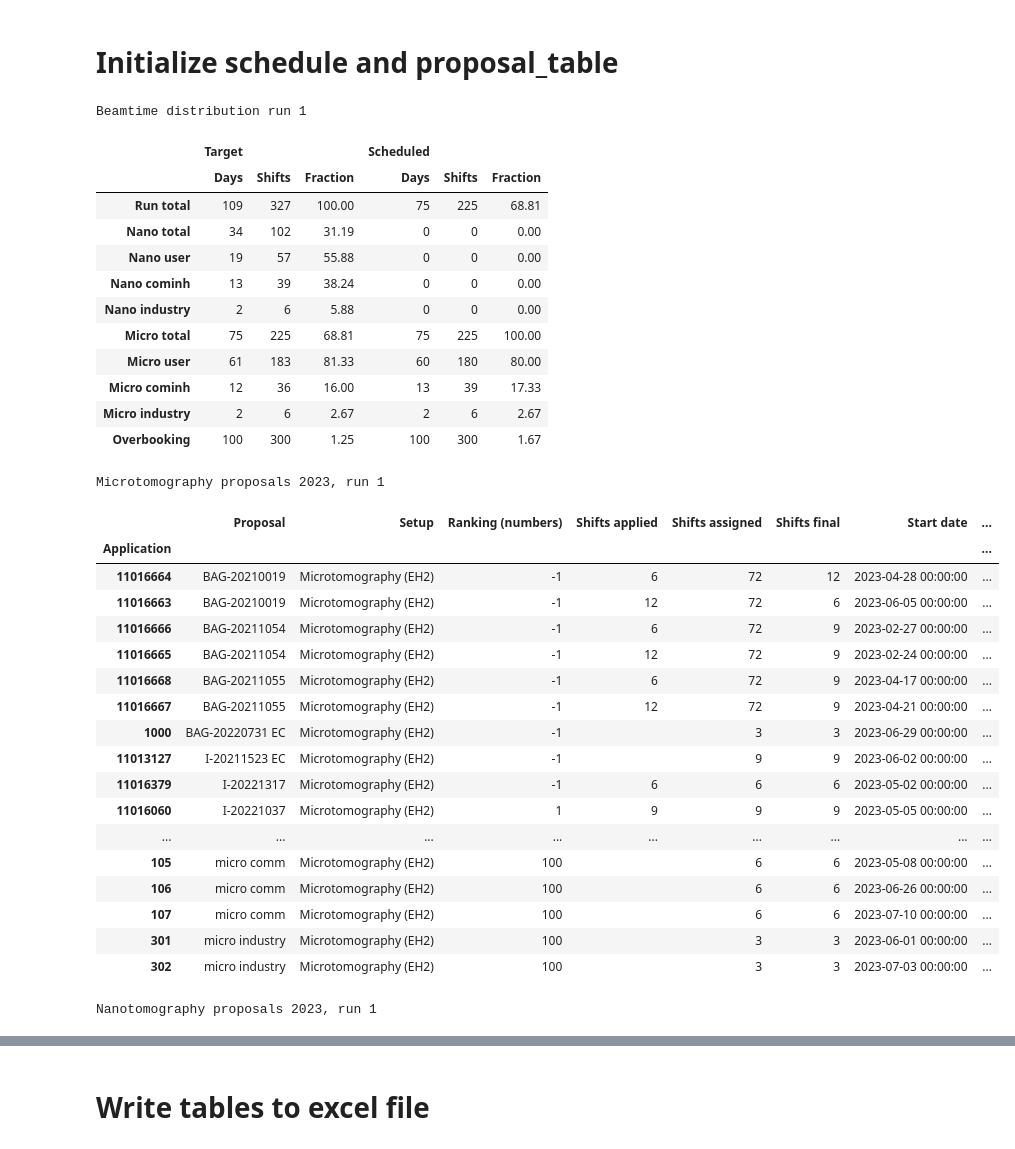
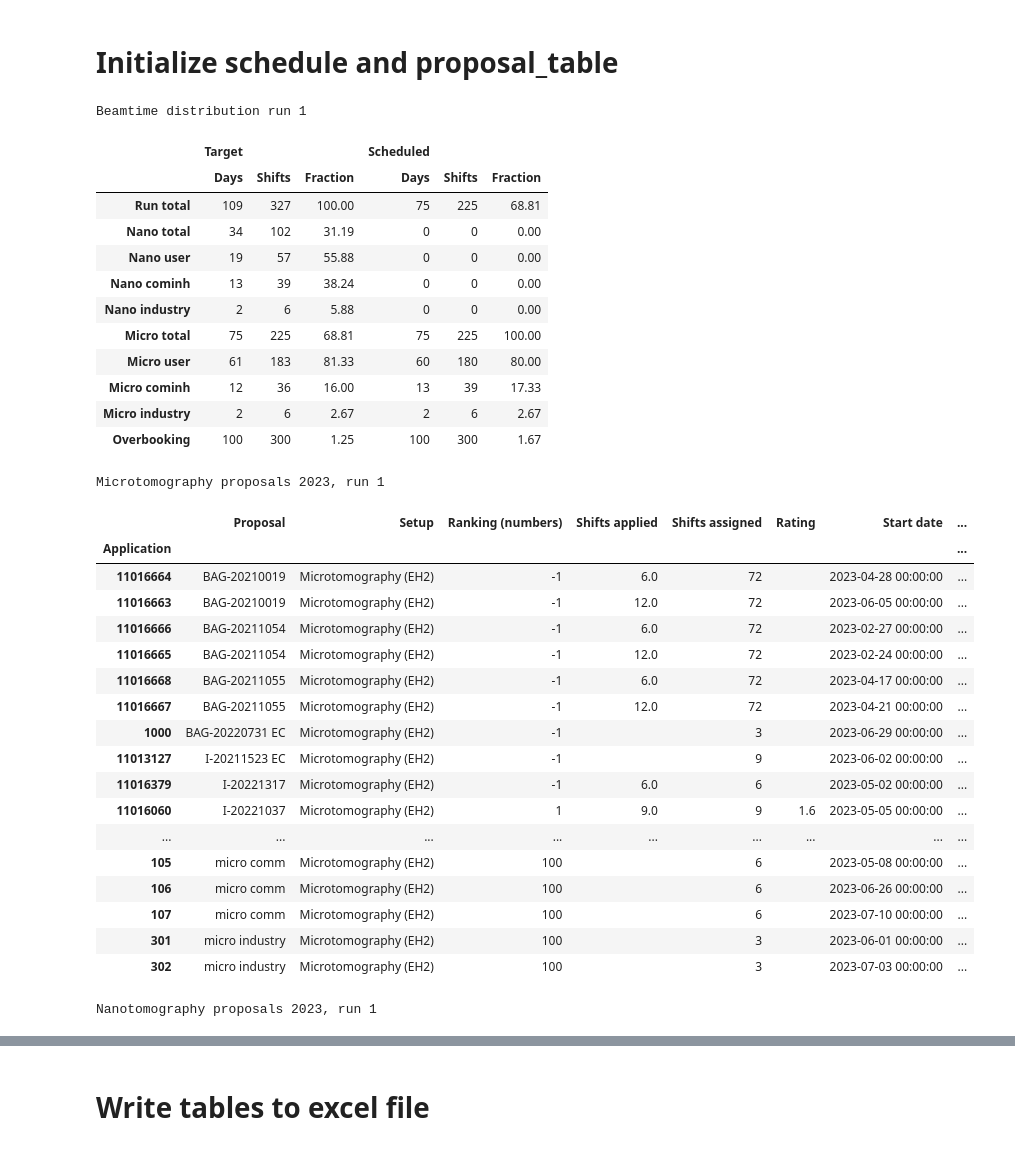
Before and after one commit to feinfinger/p05_scheduler, a Jupyter notebook: 2023_p05_schedule.ipynb, the cells around one changed output, grey strips where cells are left out. Cells and saved outputs as stored; diff of their text form; code cells hidden in the pictures.

Commit message:
Load rating to proposal table

```diff
--- a/2023_p05_schedule.ipynb
+++ b/2023_p05_schedule.ipynb
@@ -35,8 +35,10 @@ dc_path = Path('desycloud/documents/' + str(year) + '/p05_schedule/')
 # dc_p3sch_path = dc_path / 'Schedule2023_draft_Status2022.08.18_shifted_timing.xlsx'
 dc_p3sch_path = dc_path / 'Schedule2023_approved_Status2022.11.22_lowBeta_shifted_timing_lessTestrun.xlsx'
 # path to DOOR scheduling support
-dc_proposals_path_run1 = dc_path / '2023_1/door.scheduling.support.xlsx'
-dc_proposals_path_run2 = dc_path / '2023_2/door.scheduling.support.xlsx'
+dc_proposals_path_run1 = dc_path / '2023_1' / 'door.scheduling.support.xlsx'
+dc_proposals_path_run2 = dc_path / '2023_2' / 'door.scheduling.support.xlsx'
+# path to rating table
+dc_rating_table_path_run1 = dc_path / '2023_1' / 'proposals' / 'prp' / '20221106_door.rating_table.xlsx'
 # xlsx export_path
 dc_export_path = dc_path / '{}_schedule_p05_v{:02d}.xlsx'.format(year, version)
 # School holidays in Hamburg, Niedersachsen and Schleswig-Holstein
@@ -108,6 +110,7 @@ else:
 p3sch_path = path / dc_p3sch_path
 proposals_path_run1 = path / dc_proposals_path_run1
 proposals_path_run2 = path / dc_proposals_path_run2
+rating_table_path_run1 = path / dc_rating_table_path_run1
 export_path = path / dc_export_path
 # %% [markdown]
 ## Code
@@ -919,8 +958,11 @@ pro_run1 = proposals(proposals_path_run1, p3sch_path, year, run=1)
 # Add applications that are also in the unfiltered proposal table
 pro_run1.filter(include=[11016379, 11016663, 11016664, 11016665, 11016666, 11016667, 11016668], filter_string="2nd call 2022")
 
+# Load rating
+pro_run1.load_rating(rating_table_path_run1, sheet_name="final", proposal_column_name="Proposal", rating_column_name="Final")
+
 # define beamtime_distribution
-pro_run1.modify_beamtime_distribution(nano_days=34, nano_user=0.6, nano_industry_days=2, micro_user=0.84)
+pro_run1.modify_beamtime_distribution(nano_total=34, nano_user=0.6, nano_industry_days=2, micro_user=0.84)
 
 # Add commissioning, inhouse, industry etc
 pro_run1.add_beamtime(101, proposal='micro comm', setup='micro', title='micro commissioning', shifts=6)
@@ -996,49 +1038,49 @@ pro_run1.assign(302, local_contact="", start_date=dt.datetime(2023, 7, 3))  # 3
 #  pro_run1.assign(11016412, local_contact="XX", start_date=dt.datetime(2023, 6, 8))  # 12 shifts -- Rank 2, Hesse / Hesse, Nanotomography (EH1)
 #  pro_run1.assign(11016342, local_contact="XX", start_date=dt.datetime(2023, 1, 1))  # 9 shifts -- Rank 7, Zippo / Zippo, Nanotomography (EH1)
 #  pro_run1.assign(11015833, local_contact="XX", start_date=dt.datetime(2023, 1, 1))  # 9 shifts -- Rank 12, Konchakova / Konchakova, Nanotomography (EH1)
 #  pro_run1.assign(11016480, local_contact="XX", start_date=dt.datetime(2023, 1, 1))  # 12 shifts -- Rank 14, Greving / Herzen, Nanotomography (EH1)
 #  pro_run1.assign(11016186, local_contact="XX", start_date=dt.datetime(2023, 1, 1))  # 9 shifts -- Rank 17, Tolnai / Tolnai, Nanotomography (EH1)
 #  pro_run1.assign(11015933, local_contact="XX", start_date=dt.datetime(2023, 1, 1))  # 12 shifts -- Rank 20, Ni / Ni, Nanotomography (EH1)
 #  pro_run1.assign(11016352, local_contact="XX", start_date=dt.datetime(2023, 1, 1))  # 3 shifts -- Rank 24, Oliveira / Oliveira, Nanotomography (EH1)
 #  pro_run1.assign(11016103, local_contact="XX", start_date=dt.datetime(2023, 1, 1))  # 9 shifts -- Rank 25, Zeng / Xu, Nanotomography (EH1)
 #  pro_run1.assign(11016148, local_contact="XX", start_date=dt.datetime(2023, 1, 1))  # 9 shifts -- Rank 27, Soederberg / Gordeyeva, Nanotomography (EH1)
 #  pro_run1.assign(201, local_contact="XX", start_date=dt.datetime(2023, 1, 1))  # 6 shifts -- Rank 100, None / None, Nanotomography (EH1)
 
 pro_run1._update_beamtime_distribution()
 
 display(pro_run1.beamtime_distribution.style.format(precision=2).set_caption("Beamtime distribution run 1").set_table_styles([dict(selector="caption", props=[("font-size", "150%"),("font-weight", "bold")])]))
 pro_run1.show(split=True)
 # %% [output]
 Beamtime distribution run 1
 |  | Target |  |  | Scheduled |  |  |
 |  | Days | Shifts | Fraction | Days | Shifts | Fraction |
 | Run total | 109 | 327 | 100.00 | 75 | 225 | 68.81 |
 | Nano total | 34 | 102 | 31.19 | 0 | 0 | 0.00 |
 | Nano user | 19 | 57 | 55.88 | 0 | 0 | 0.00 |
 | Nano cominh | 13 | 39 | 38.24 | 0 | 0 | 0.00 |
 | Nano industry | 2 | 6 | 5.88 | 0 | 0 | 0.00 |
 | Micro total | 75 | 225 | 68.81 | 75 | 225 | 100.00 |
 | Micro user | 61 | 183 | 81.33 | 60 | 180 | 80.00 |
 | Micro cominh | 12 | 36 | 16.00 | 13 | 39 | 17.33 |
 | Micro industry | 2 | 6 | 2.67 | 2 | 6 | 2.67 |
 | Overbooking | 100 | 300 | 1.25 | 100 | 300 | 1.67 |
 Microtomography proposals 2023, run 1
-|  | Proposal | Setup | Ranking (numbers) | Shifts applied | Shifts assigned | Shifts final | Start date | ... |
+|  | Proposal | Setup | Ranking (numbers) | Shifts applied | Shifts assigned | Rating | Start date | ... |
 | Application |  |  |  |  |  |  |  | ... |
-| 11016664 | BAG-20210019 | Microtomography (EH2) | -1 | 6 | 72 | 12 | 2023-04-28 00:00:00 | ... |
-| 11016663 | BAG-20210019 | Microtomography (EH2) | -1 | 12 | 72 | 6 | 2023-06-05 00:00:00 | ... |
-| 11016666 | BAG-20211054 | Microtomography (EH2) | -1 | 6 | 72 | 9 | 2023-02-27 00:00:00 | ... |
-| 11016665 | BAG-20211054 | Microtomography (EH2) | -1 | 12 | 72 | 9 | 2023-02-24 00:00:00 | ... |
-| 11016668 | BAG-20211055 | Microtomography (EH2) | -1 | 6 | 72 | 9 | 2023-04-17 00:00:00 | ... |
-| 11016667 | BAG-20211055 | Microtomography (EH2) | -1 | 12 | 72 | 9 | 2023-04-21 00:00:00 | ... |
-| 1000 | BAG-20220731 EC | Microtomography (EH2) | -1 |  | 3 | 3 | 2023-06-29 00:00:00 | ... |
-| 11013127 | I-20211523 EC | Microtomography (EH2) | -1 |  | 9 | 9 | 2023-06-02 00:00:00 | ... |
-| 11016379 | I-20221317 | Microtomography (EH2) | -1 | 6 | 6 | 6 | 2023-05-02 00:00:00 | ... |
-| 11016060 | I-20221037 | Microtomography (EH2) | 1 | 9 | 9 | 9 | 2023-05-05 00:00:00 | ... |
+| 11016664 | BAG-20210019 | Microtomography (EH2) | -1 | 6.0 | 72 |  | 2023-04-28 00:00:00 | ... |
+| 11016663 | BAG-20210019 | Microtomography (EH2) | -1 | 12.0 | 72 |  | 2023-06-05 00:00:00 | ... |
+| 11016666 | BAG-20211054 | Microtomography (EH2) | -1 | 6.0 | 72 |  | 2023-02-27 00:00:00 | ... |
+| 11016665 | BAG-20211054 | Microtomography (EH2) | -1 | 12.0 | 72 |  | 2023-02-24 00:00:00 | ... |
+| 11016668 | BAG-20211055 | Microtomography (EH2) | -1 | 6.0 | 72 |  | 2023-04-17 00:00:00 | ... |
+| 11016667 | BAG-20211055 | Microtomography (EH2) | -1 | 12.0 | 72 |  | 2023-04-21 00:00:00 | ... |
+| 1000 | BAG-20220731 EC | Microtomography (EH2) | -1 |  | 3 |  | 2023-06-29 00:00:00 | ... |
+| 11013127 | I-20211523 EC | Microtomography (EH2) | -1 |  | 9 |  | 2023-06-02 00:00:00 | ... |
+| 11016379 | I-20221317 | Microtomography (EH2) | -1 | 6.0 | 6 |  | 2023-05-02 00:00:00 | ... |
+| 11016060 | I-20221037 | Microtomography (EH2) | 1 | 9.0 | 9 | 1.6 | 2023-05-05 00:00:00 | ... |
 | ... | ... | ... | ... | ... | ... | ... | ... | ... |
-| 105 | micro comm | Microtomography (EH2) | 100 |  | 6 | 6 | 2023-05-08 00:00:00 | ... |
-| 106 | micro comm | Microtomography (EH2) | 100 |  | 6 | 6 | 2023-06-26 00:00:00 | ... |
-| 107 | micro comm | Microtomography (EH2) | 100 |  | 6 | 6 | 2023-07-10 00:00:00 | ... |
-| 301 | micro industry | Microtomography (EH2) | 100 |  | 3 | 3 | 2023-06-01 00:00:00 | ... |
-| 302 | micro industry | Microtomography (EH2) | 100 |  | 3 | 3 | 2023-07-03 00:00:00 | ... |
+| 105 | micro comm | Microtomography (EH2) | 100 |  | 6 |  | 2023-05-08 00:00:00 | ... |
+| 106 | micro comm | Microtomography (EH2) | 100 |  | 6 |  | 2023-06-26 00:00:00 | ... |
+| 107 | micro comm | Microtomography (EH2) | 100 |  | 6 |  | 2023-07-10 00:00:00 | ... |
+| 301 | micro industry | Microtomography (EH2) | 100 |  | 3 |  | 2023-06-01 00:00:00 | ... |
+| 302 | micro industry | Microtomography (EH2) | 100 |  | 3 |  | 2023-07-03 00:00:00 | ... |
 Nanotomography proposals 2023, run 1
```
Also changed, not shown: parts of 2 cells of this notebook.
